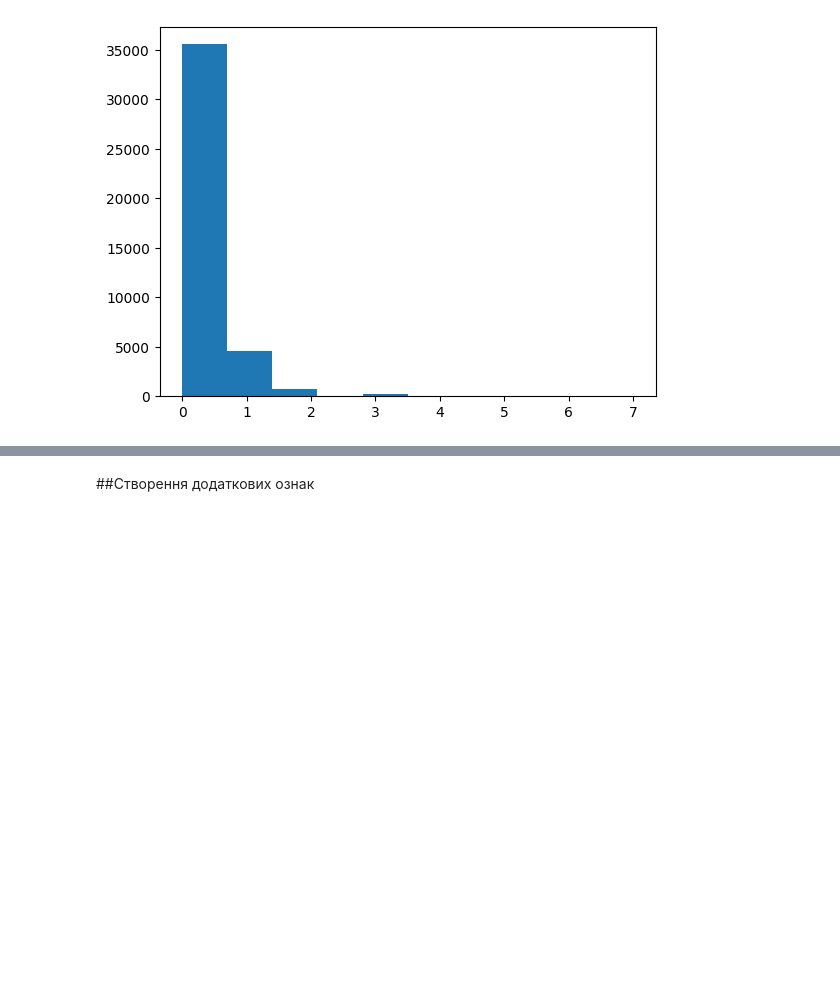
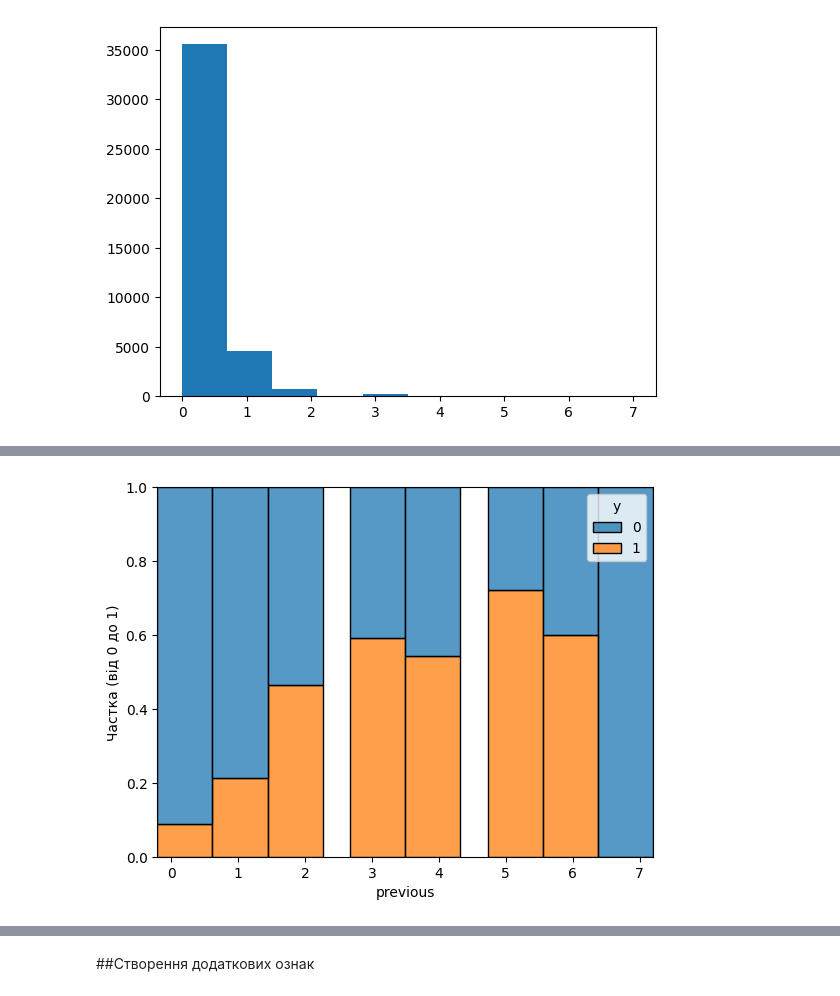
Before and after one commit to Daria-Lytvynenko/ML_course, a Jupyter notebook: Mid_term_Project.ipynb, the cells around one changed output, grey strips where cells are left out. Cells and saved outputs as stored; diff of their text form; code cells hidden in the pictures; blank space fills up the shorter version.

```diff
--- a/Mid_term_Project.ipynb
+++ b/Mid_term_Project.ipynb
@@ -531,0 +402,14 @@ px.bar(data_frame=camp, x='campaign', y='proportion', color='y')
+# %%
+sns.histplot(
+    data=train,
+    x="previous",
+    hue="y",
+    multiple="fill",
+    shrink=2,
+    stat="proportion"
+)
+
+plt.ylabel("Частка (від 0 до 1)")
+plt.show()
+# %% [output]
+[figure, added]
```
Also changed, not shown: parts of 31 cells of this notebook.
